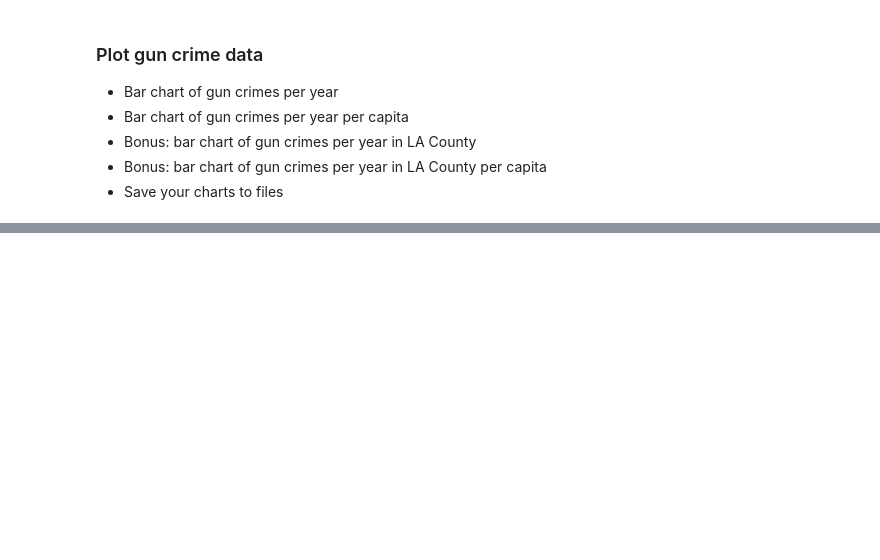
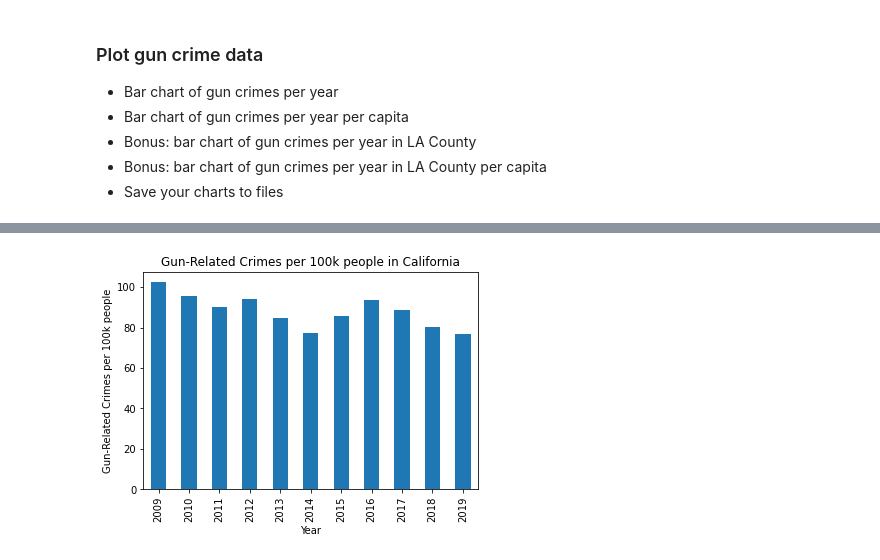
Before and after one commit to jakemperry/project1-crimedata, a Jupyter notebook: JMP_GunCrimeOverTime.ipynb, the cells around one changed output, grey strips where cells are left out. Saved outputs shown, nothing was run; the diff lists cells and outputs as text; code cells hidden in the pictures; blank space fills up the shorter version.

```diff
--- a/JMP_GunCrimeOverTime.ipynb
+++ b/JMP_GunCrimeOverTime.ipynb
@@ -185,0 +202,10 @@ LAGunsYears
+# %%
+#Bar Chart of gun crimes per capita in CA
+CAGunsPerCapita = CAGunsYears[['Year','GunCrimesPer100k']]
+CAGunsPerCapita = CAGunsPerCapita.set_index('Year')
+CAGunsPerCapita.plot(kind='bar', legend=False)
+plt.ylabel('Gun-Related Crimes per 100k people')
+plt.title('Gun-Related Crimes per 100k people in California')
+plt.show()
+# %% [output]
+[figure, added]
```
Also changed, not shown: parts of 7 cells of this notebook, 1 other file.
